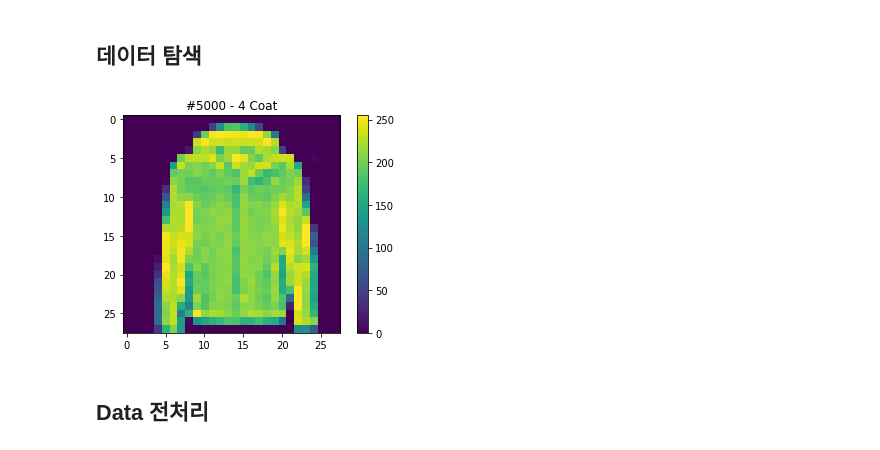
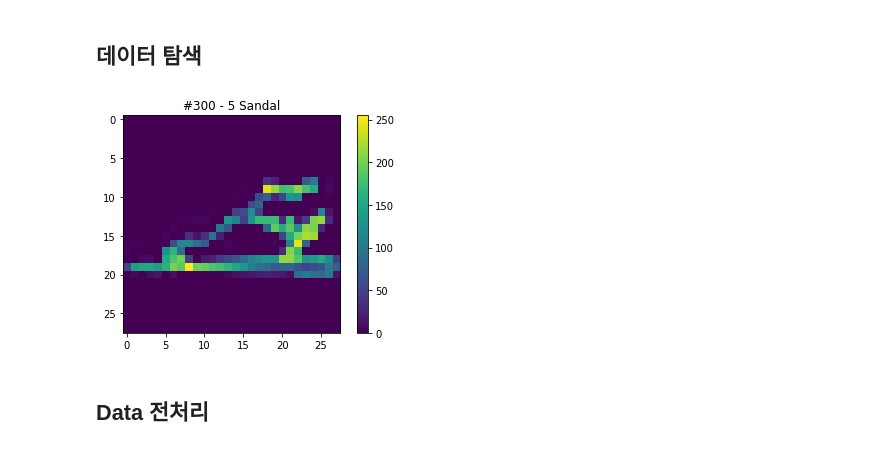
Before and after one commit to HwangboMinseo/Undergrad-DeepLearning-20Fall, a Jupyter notebook: 04_Framework/02_1_Fashion_MNIST.ipynb, the cells around one changed output. Saved outputs shown, nothing was run; the diff lists cells and outputs as text; code cells hidden in the pictures.

```diff
--- a/04_Framework/02_1_Fashion_MNIST.ipynb
+++ b/04_Framework/02_1_Fashion_MNIST.ipynb
@@ -43,17 +43,17 @@ train_images.shape
 ## 데이터 탐색
 # %%
 plt.figure()
-idx_to_draw = 5000 # 바꾸어보세요
+idx_to_draw = 300 # 바꾸어보세요
 plt.imshow(train_images[idx_to_draw])
 
 lbl = train_labels[idx_to_draw]
 
 plt.title('#{} - {} {}'.format(idx_to_draw, lbl, class_names[lbl]))
 plt.colorbar()
 plt.grid(False)
 plt.show()
 # %% [output]
-[figure, old version]
+[figure, new version]
 # %% [markdown]
 ## Data 전처리
 # %% [markdown]
```
Also changed, not shown: parts of 9 cells of this notebook.
